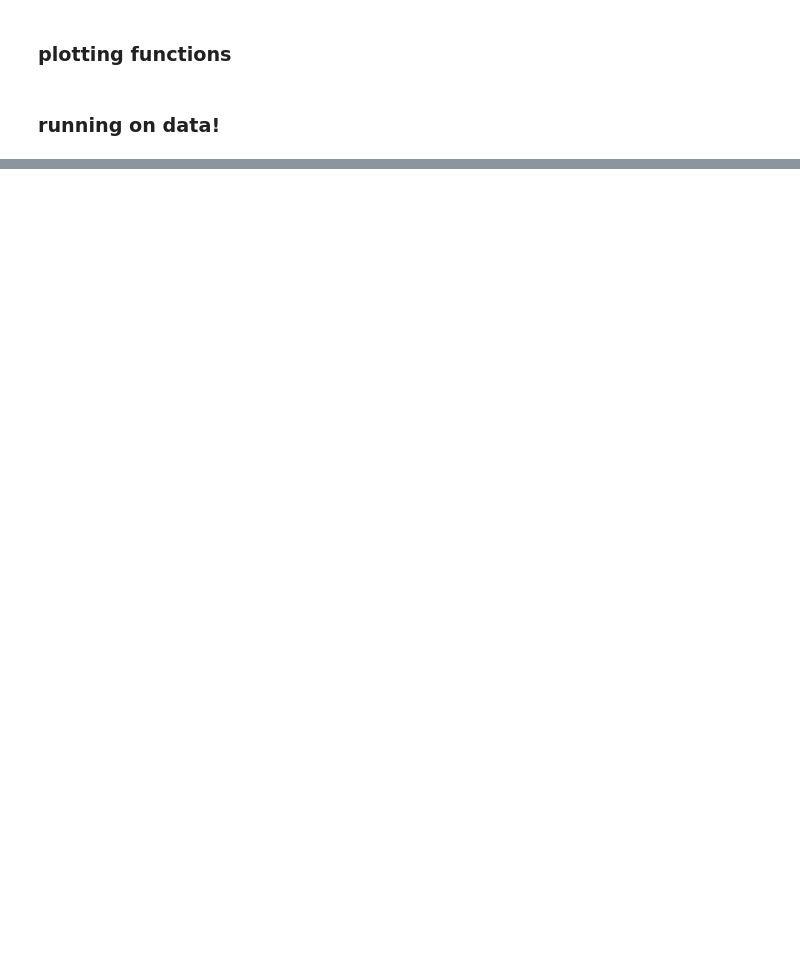
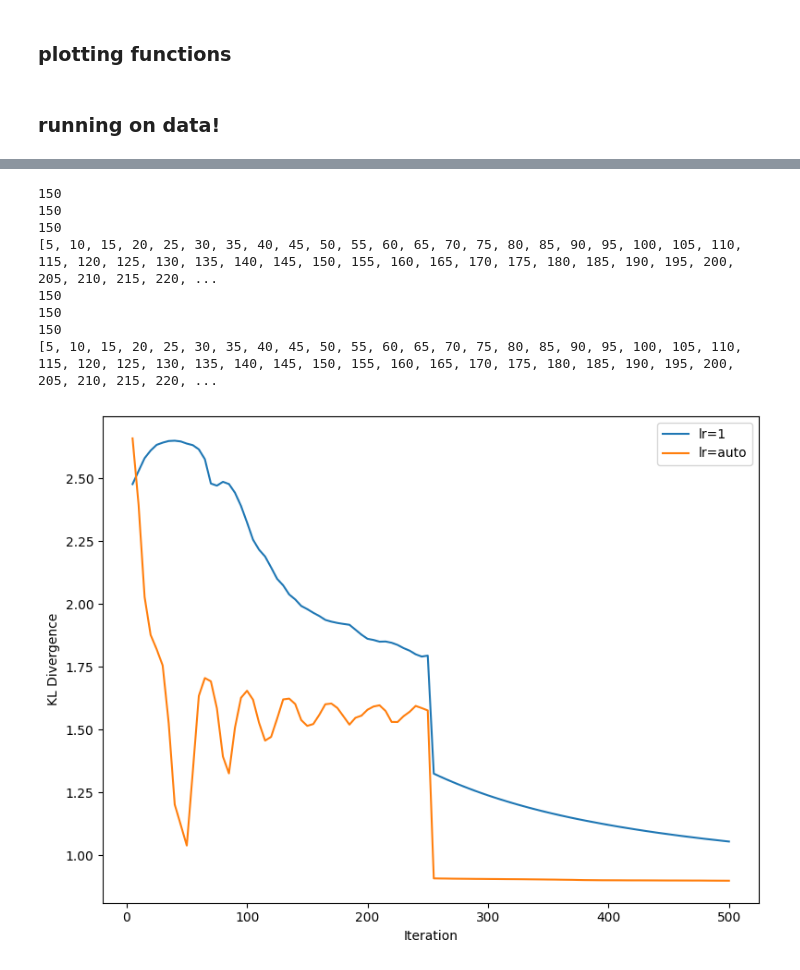
Before and after one commit to giSolve/thesis, a Jupyter notebook: code/notebooks/learning_rate.ipynb, the cells around one changed output, grey strips where cells are left out. Cells and saved outputs as stored; diff of their text form; code cells hidden in the pictures; blank space fills up the shorter version.

```diff
--- a/code/notebooks/learning_rate.ipynb
+++ b/code/notebooks/learning_rate.ipynb
@@ -325,0 +289,30 @@ effective number of classes: 9
+# %%
+from openTSNE import callbacks
+class KLDMonitor(callbacks.Callback):
+    def __init__(self, record_every=5):
+
+        self.record_every = record_every
+        self.kl_divergences = []
+
+    def __call__(self, iteration, error, embedding):
+        """
+        Monitors KL divergence.
+        """
+        # Only check every `record_every` iterations
+        if iteration % self.record_every == 0:
+            self.kl_divergences.append((iteration, error))
+# %%
+def run_tsne_with_callbacks(data, labels, learning_rates, seeds, verbose=False):
+    """Returns embedding dictionary with keys given by learning rate and seed used to generate the embedding."""
+    embedding_dict = {}
+    for eta in tqdm(learning_rates):
+        for seed in tqdm(seeds):
+            kld_monitor = KLDMonitor()
+            tsne = TSNE(learning_rate=eta, n_jobs=-1, callbacks=kld_monitor, callbacks_every_iters=5, random_state=seed, verbose=verbose)
+            embedding = tsne.fit(data)
+            kld_values = kld_monitor.kl_divergences
+            embedding_dict[(seed, eta)] = (embedding, labels, kld_values)
+
+    return embedding_dict
+# %%
+embedding_dict = run_tsne_with_callbacks(X, y, learning_rates=[1, "auto"], seeds=seeds, verbose=False)
@@ -325,0 +378,12 @@ effective number of classes: 9
+# %%
+plot_kl_divergences(embedding_dict)
+# %% [output]
+150
+150
+150
+[5, 10, 15, 20, 25, 30, 35, 40, 45, 50, 55, 60, 65, 70, 75, 80, 85, 90, 95, 100, 105, 110, 115, 120, 125, 130, 135, 140, 145, 150, 155, 160, 165, 170, 175, 180, 185, 190, 195, 200, 205, 210, 215, 220, ...
+150
+150
+150
+[5, 10, 15, 20, 25, 30, 35, 40, 45, 50, 55, 60, 65, 70, 75, 80, 85, 90, 95, 100, 105, 110, 115, 120, 125, 130, 135, 140, 145, 150, 155, 160, 165, 170, 175, 180, 185, 190, 195, 200, 205, 210, 215, 220, ...
+[figure, added]
```
Also changed, not shown: parts of 8 cells of this notebook.
